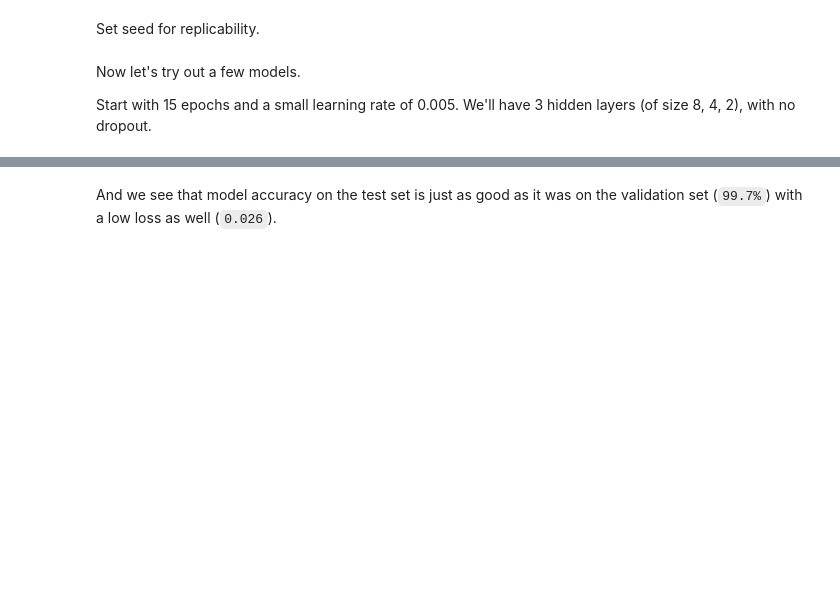
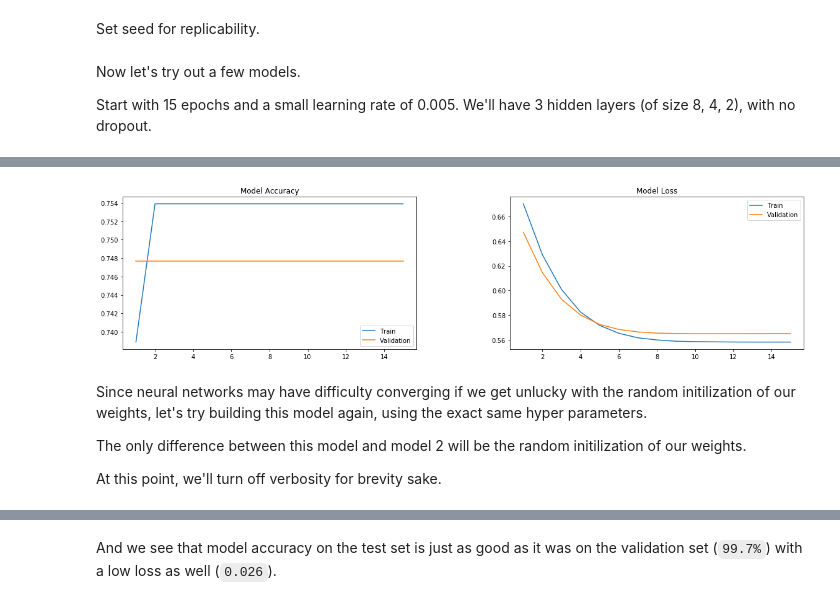
Before and after one commit to lukefiorio/wine_classifier, a Jupyter notebook: L08-LukasFIorio.ipynb, the cells around one changed output, grey strips where cells are left out. Drawn from its saved outputs; the diff is of its cells as text; code cells hidden in the pictures; blank space fills up the shorter version.

```diff
--- a/L08-LukasFIorio.ipynb
+++ b/L08-LukasFIorio.ipynb
@@ -683,0 +511,10 @@ model_log = model.fit(X_train_featurized, y_train,
+# %%
+model_2, model_2_logs = ann_binary(X_train = X_train_featurized,
+                                   y_train = y_train,
+                                   X_test = X_valid_featurized,
+                                   y_test = y_valid,
+                                   epochs = 15,
+                                   batch_size = 256,
+                                   learning_rate = 0.01,
+                                   hidden_layers = [8, 4, 2]
+                                  )
@@ -683,0 +547,3 @@ model_log = model.fit(X_train_featurized, y_train,
+# %%
+model_plots(model_2_logs)
+# %% [output]
@@ -683,0 +552,7 @@ model_log = model.fit(X_train_featurized, y_train,
+[figure, added]
+# %% [markdown]
+Since neural networks may have difficulty converging if we get unlucky with the random initilization of our weights, let's try building this model again, using the exact same hyper parameters.
+
+The only difference between this model and model 2 will be the random initilization of our weights.
+
+At this point, we'll turn off verbosity for brevity sake.
```
Also changed, not shown: parts of 58 cells of this notebook.
